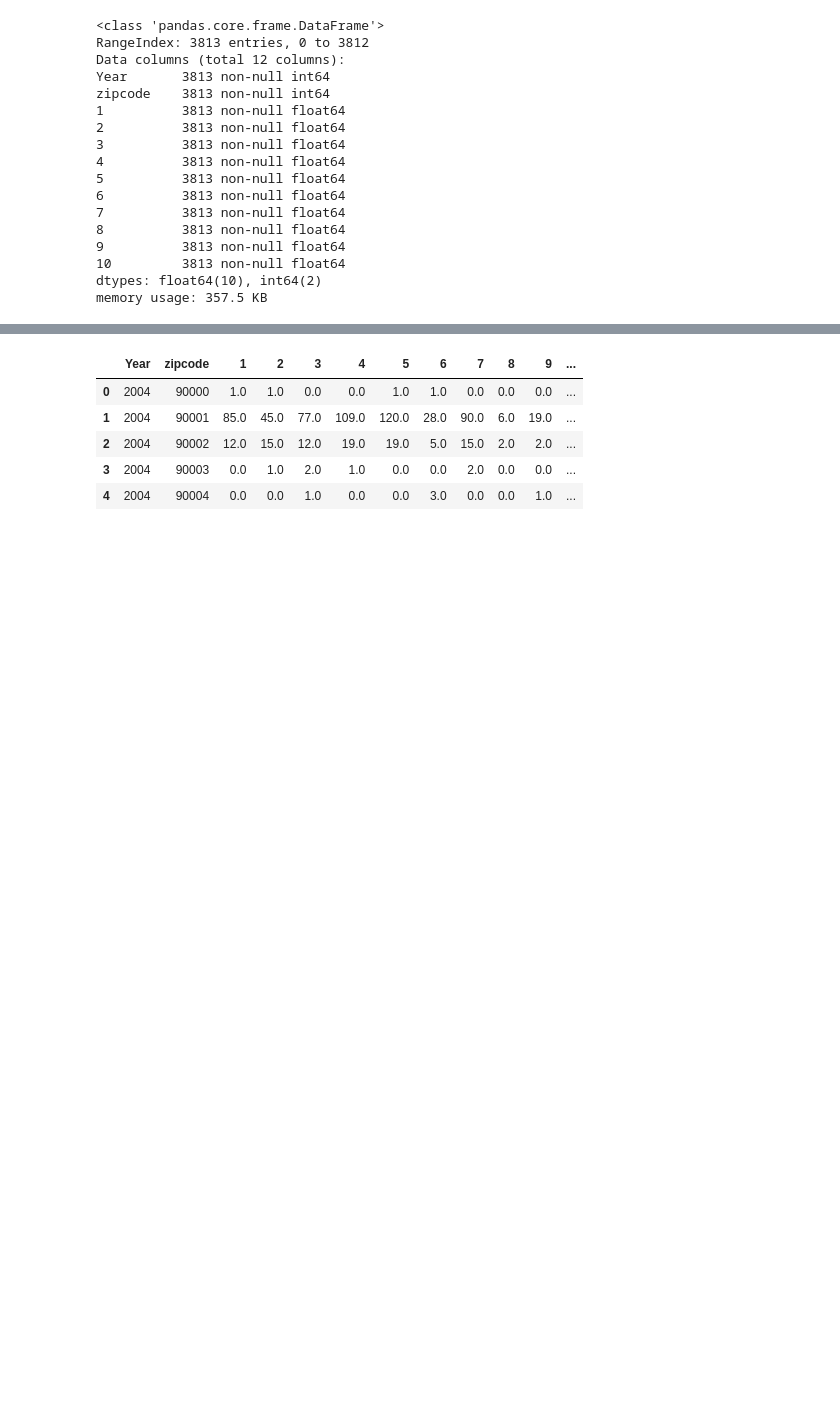
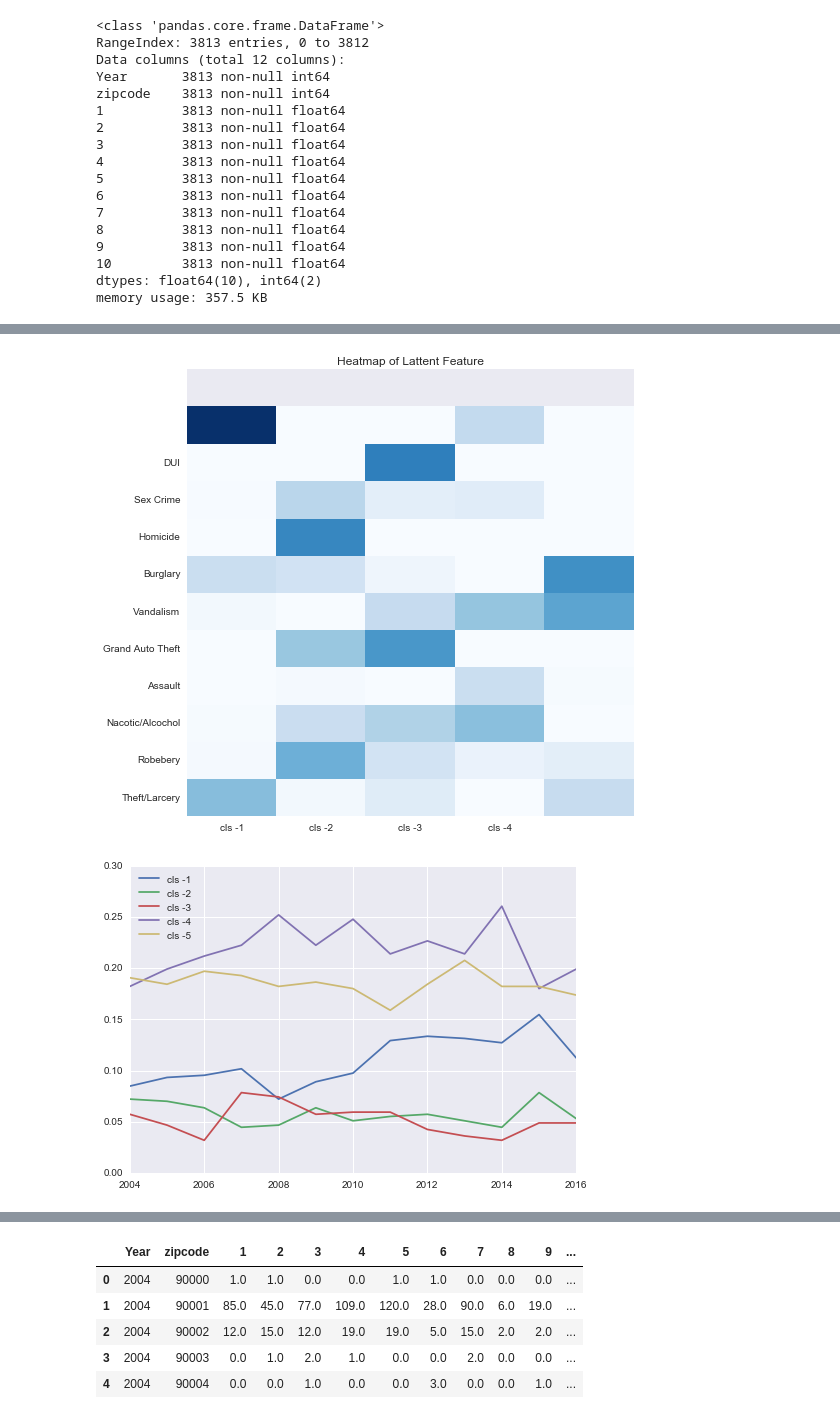
Before and after one commit to livenb/crime_prediction, a Jupyter notebook: compare_city.ipynb, the cells around one changed output, grey strips where cells are left out. Drawn from its saved outputs; the diff is of its cells as text; code cells hidden in the pictures; blank space fills up the shorter version.

```diff
--- a/compare_city.ipynb
+++ b/compare_city.ipynb
@@ -134,0 +176,5 @@ nmf = nmf_pipline(layr)
+# %%
+lanmf = nmf_pipline(ladf)
+# %% [output]
+[figure, added]
+[figure, added]
```
Also changed, not shown: parts of 22 cells of this notebook, 1 other file.
